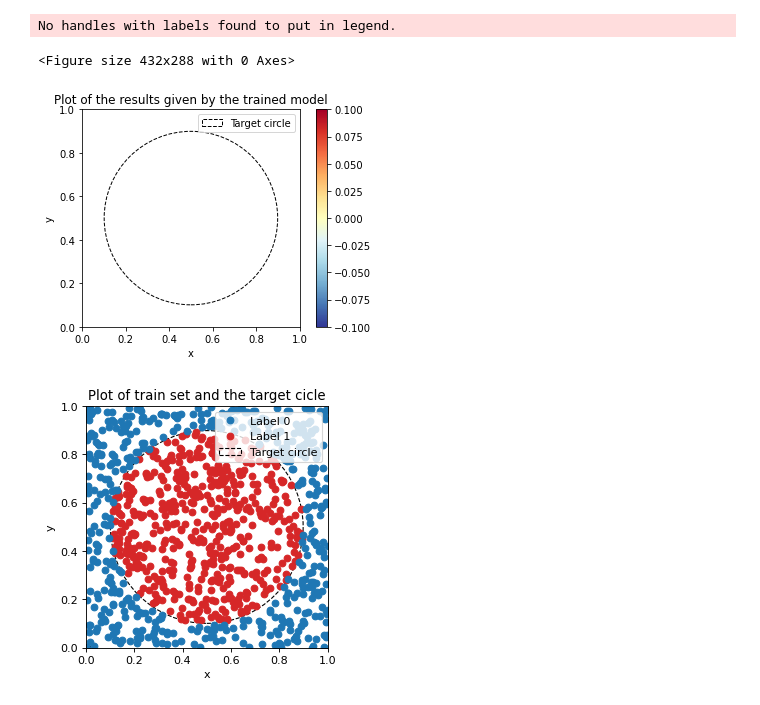
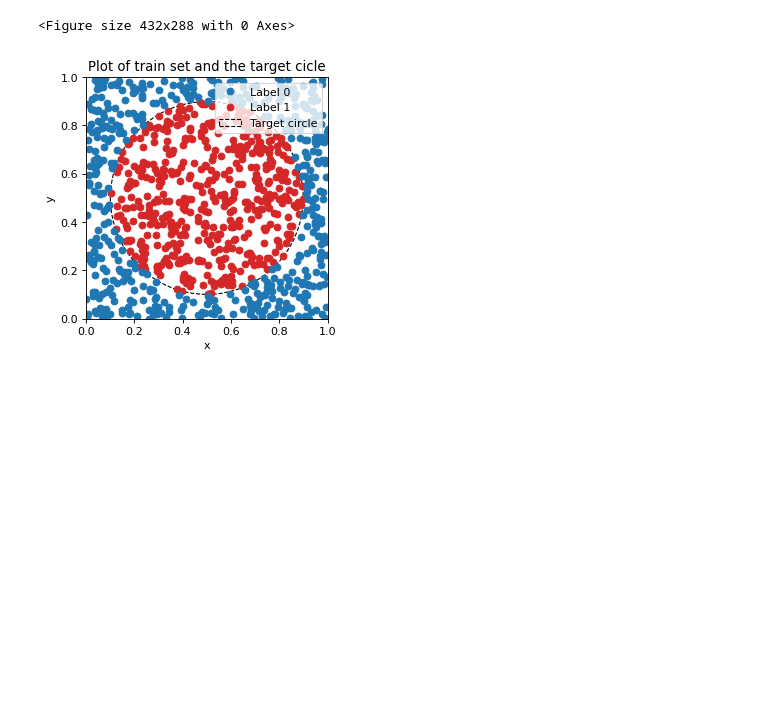
Before and after one commit to gaspardvilla/DL, a Jupyter notebook: Project 2/Project_2.ipynb, the cells around one changed output. Cells and saved outputs as stored; diff of their text form; code cells hidden in the pictures; blank space fills up the shorter version.

```diff
--- a/Project 2/Project_2.ipynb
+++ b/Project 2/Project_2.ipynb
@@ -325,8 +0,0 @@ def create_random_batch(input_size, mini_batch_size):
-# %%
-def train_model(model, train_input, train_classes, nb_epochs, mini_batch_size):
-
-    for epoch in range(nb_epochs):
-        random_batches = create_random_batch(train_input.size(0), mini_batch_size).long()
-        for batch in random_batches:
-            output = model.forward(train_input[batch])
-            loss = model.backward(output, train_classes[batch])
@@ -469,3 +169,13 @@ train_model(model, train_input, train_classes, nb_epochs, mini_batch_size)
+# %%
+# Initialization of our problem
+train_input, train_classes, _, _ = create_problem(1000)
+nb_epochs = 100
+mini_batch_size = 1
+
+# Initialization of the model with Cross Entropy loss
+model = Sequential([Linear(2,25), Leaky_ReLU(), Linear(25,25), Leaky_ReLU(), Linear(25,2), Leaky_ReLU()], CrossEntropyLoss())
+model.lr_method("Adam", 1.0e-3)
+train_model(model, train_input, train_classes, nb_epochs, mini_batch_size)
 # %%
 nb_train_errors = compute_nb_errors(model, train_input, train_classes, mini_batch_size)
 print('train error {:0.2f}% {:f}/{:f}'.format((100 * nb_train_errors) / train_input.size(0), nb_train_errors, train_classes.size(0)))
@@ -515,63 +260,32 @@ for k in range(grid_x.size(0)):
 # %%
-def showTensor(aTensor):
-    plt.figure(1)
-    figure, axes = plt.subplots()
-    color_map = plt.cm.get_cmap('RdYlBu')
-    reversed_color_map = color_map.reversed()
-
-    im = imshow(aTensor.numpy(), origin='lower', extent=[0,1,0,1], cmap=reversed_color_map)
-
-    #cset = contour(aTensor,arange(0.5,1.5,1),linewidths=1.0,
-    #                   origin='lower', extent=[0,1,0,1])
-    #clabel(cset,inline=True,fmt='%1.1f',fontsize=10)
-
-    # Radius of our circle
-    axes = plt.gca()
-    R = 1 / math.sqrt(2 * math.pi)
-    Drawing_uncolored_circle = plt.Circle((0.5, 0.5 ), R, fill=False, linestyle = '--', label='Target circle')
-    axes.set_aspect(1)
-    axes.add_artist(Drawing_uncolored_circle)
-
-    plt.xlabel('x')
-    plt.ylabel('y')
-    plt.title('Plot of the results given by the trained model')
-    plt.legend()
-    plt.legend(handles=[Drawing_uncolored_circle], loc='upper right')
-
-    colorbar(im)
-    plt.savefig('Final.jpg')
-
-
-showTensor(Z);
-
+# Second figure
 plt.figure(2)
-Label=train_classes.view(-1).float() # 1- to display the other label
-x1=(train_input.narrow(1,0,1).view(-1)*Label);
-y1=(train_input.narrow(1,1,1).view(-1)*Label);
-x0=(train_input.narrow(1,0,1).view(-1)*(1-Label));
-y0=(train_input.narrow(1,1,1).view(-1)*(1-Label));
+Label = train_classes.view(-1).float()
+x1 = (train_input.narrow(1,0,1).view(-1) * Label);
+y1 = (train_input.narrow(1,1,1).view(-1) * Label);
+x0 = (train_input.narrow(1,0,1).view(-1) * (1-Label));
+y0 = (train_input.narrow(1,1,1).view(-1) * (1-Label));
 plt.figure(num=None, figsize=(8, 4), dpi=80, facecolor='w', edgecolor='k')
 
 plt.gca().set_aspect('equal', adjustable='box')
 axes = plt.gca();
 Lab1, = plt.plot(x1, y1, 'C3o', label='Label 1');
 Lab0, = plt.plot(x0, y0, 'C0o', label='Label 0');
 plt.xlabel('x')
 plt.ylabel('y')
 
+# Plot of the true circle of radius R
 R = 1 / math.sqrt(2 * math.pi)
 Drawing_uncolored_circle = plt.Circle((0.5, 0.5 ), R, fill=False, linestyle = '--', label='Target circle')
 axes.set_aspect(1)
 axes.add_artist(Drawing_uncolored_circle)
 
 plt.title('Plot of train set and the target cicle')
 plt.legend()
 plt.legend(handles=[Lab0, Lab1, Drawing_uncolored_circle], loc='upper right')
 axes.set_xlim([0,1]);
 axes.set_ylim([0,1]);
-plt.savefig('Train.jpg')
+plt.savefig('Train_set.jpg')
 # %% [output]
-No handles with labels found to put in legend.
+<Figure size 432x288 with 0 Axes>
-<Figure size 432x288 with 0 Axes>
-[figure, old version]
+[figure, new version]
-[figure, removed]
```
Also changed, not shown: parts of 40 cells of this notebook, 37 other files.
